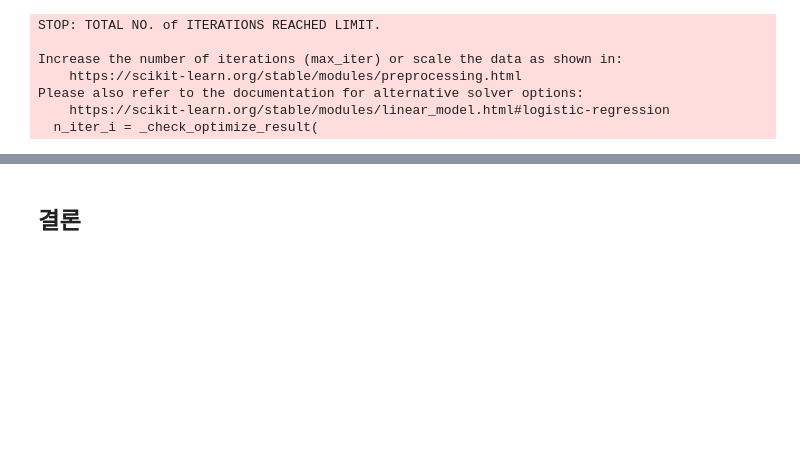
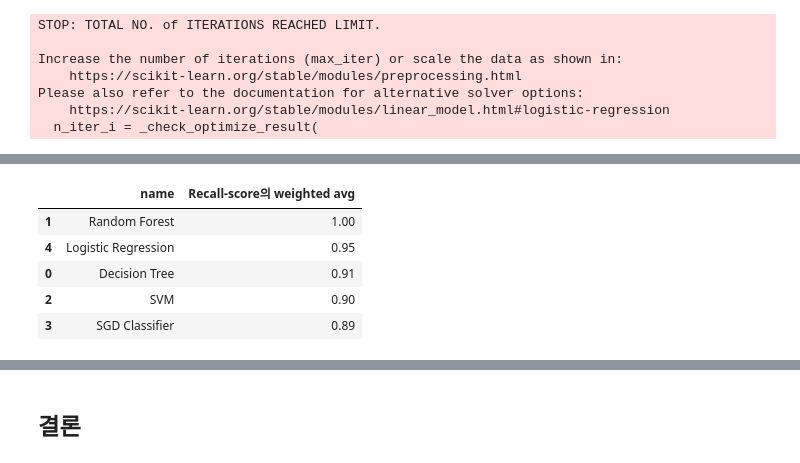
Before and after one commit to ksumini/ML-DL-Study, a Jupyter notebook: [E-02] Classification.ipynb, the cells around one changed output, grey strips where cells are left out. Saved outputs shown, nothing was run; the diff lists cells and outputs as text; code cells hidden in the pictures; blank space fills up the shorter version.

```diff
--- a/[E-02] Classification.ipynb
+++ b/[E-02] Classification.ipynb
@@ -834,0 +838,10 @@ f1_score_df
+# %%
+recall_score_df = recall_score_df.sort_values("Recall-score의 weighted avg", ascending=False)
+recall_score_df
+# %% [output]
+|  | name | Recall-score의 weighted avg |
+| 1 | Random Forest | 1.00 |
+| 4 | Logistic Regression | 0.95 |
+| 0 | Decision Tree | 0.91 |
+| 2 | SVM | 0.90 |
+| 3 | SGD Classifier | 0.89 |
```
Also changed, not shown: parts of 6 cells of this notebook.
